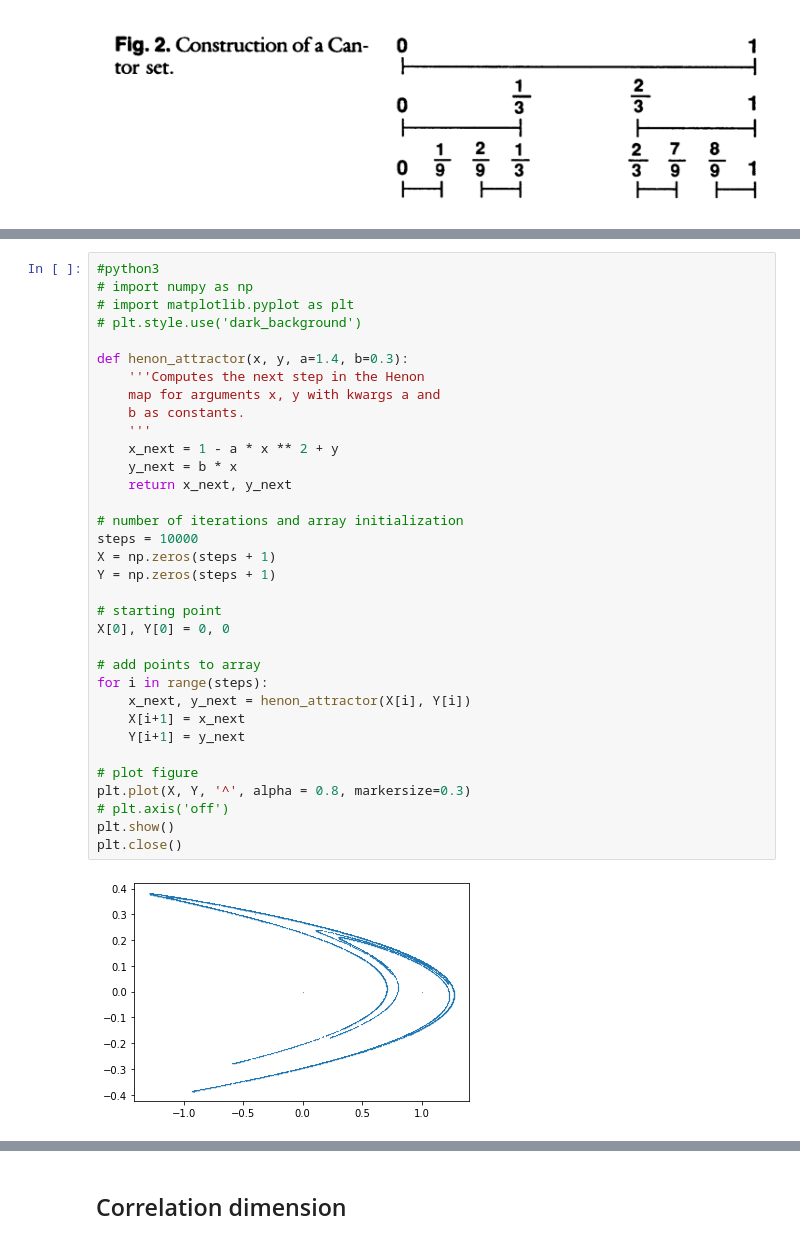
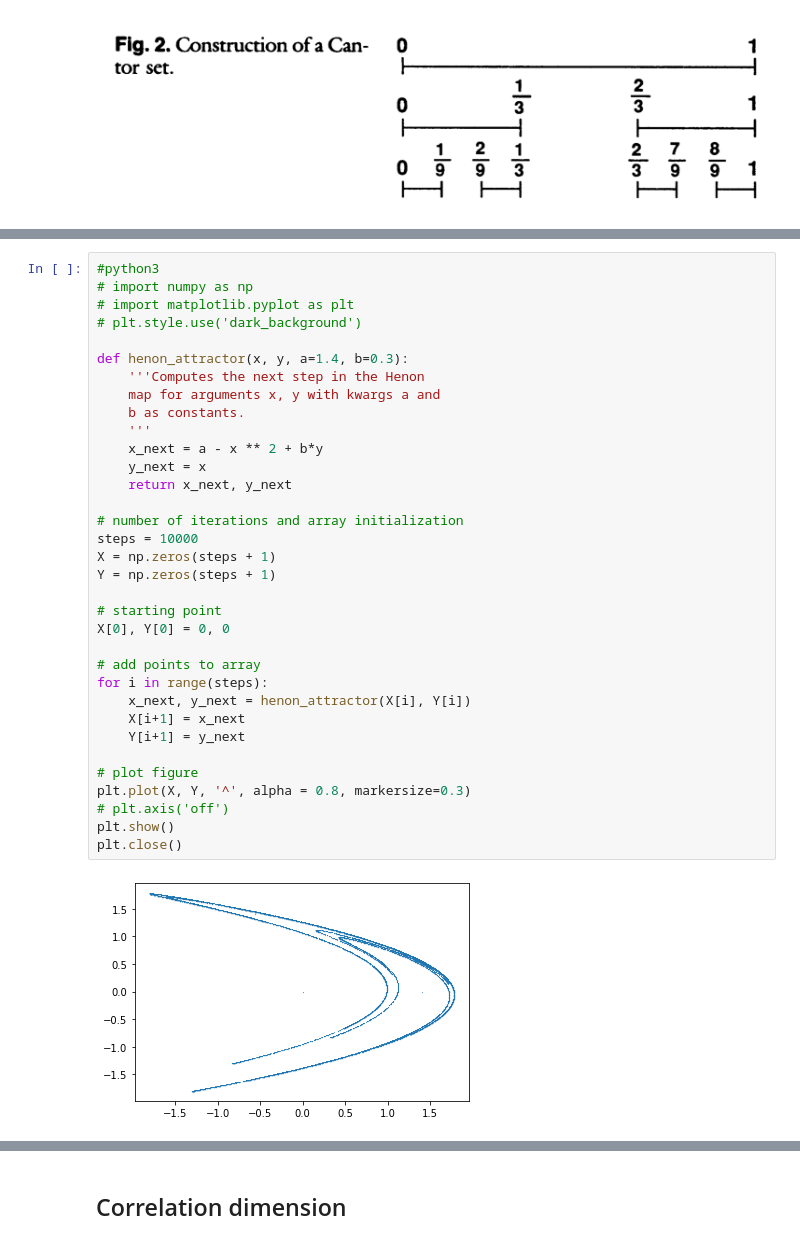
Before and after one commit to mlavanga/nonlinear_signals_analysis, a Jupyter notebook: notebook/01_henon_map.ipynb, the cells around one changed output, grey strips where cells are left out. Saved outputs shown, nothing was run; the diff lists cells and outputs as text.

```diff
--- a/notebook/01_henon_map.ipynb
+++ b/notebook/01_henon_map.ipynb
@@ -54,33 +112,33 @@ Image(cantor_path)
 # import matplotlib.pyplot as plt
 # plt.style.use('dark_background')
 
 def henon_attractor(x, y, a=1.4, b=0.3):
     '''Computes the next step in the Henon
     map for arguments x, y with kwargs a and
     b as constants.
     '''
-    x_next = 1 - a * x ** 2 + y
-    y_next = b * x
+    x_next = a - x ** 2 + b*y
+    y_next = x
     return x_next, y_next
 
 # number of iterations and array initialization
 steps = 10000
 X = np.zeros(steps + 1)
 Y = np.zeros(steps + 1)
 
 # starting point
 X[0], Y[0] = 0, 0
 
 # add points to array
 for i in range(steps):
     x_next, y_next = henon_attractor(X[i], Y[i])
     X[i+1] = x_next
     Y[i+1] = y_next
 
 # plot figure
 plt.plot(X, Y, '^', alpha = 0.8, markersize=0.3)
 # plt.axis('off')
 plt.show()
 plt.close()
 # %% [output]
-[figure, old version]
+[figure, new version]
```
Also changed, not shown: parts of 42 cells of this notebook, 11 other files.
